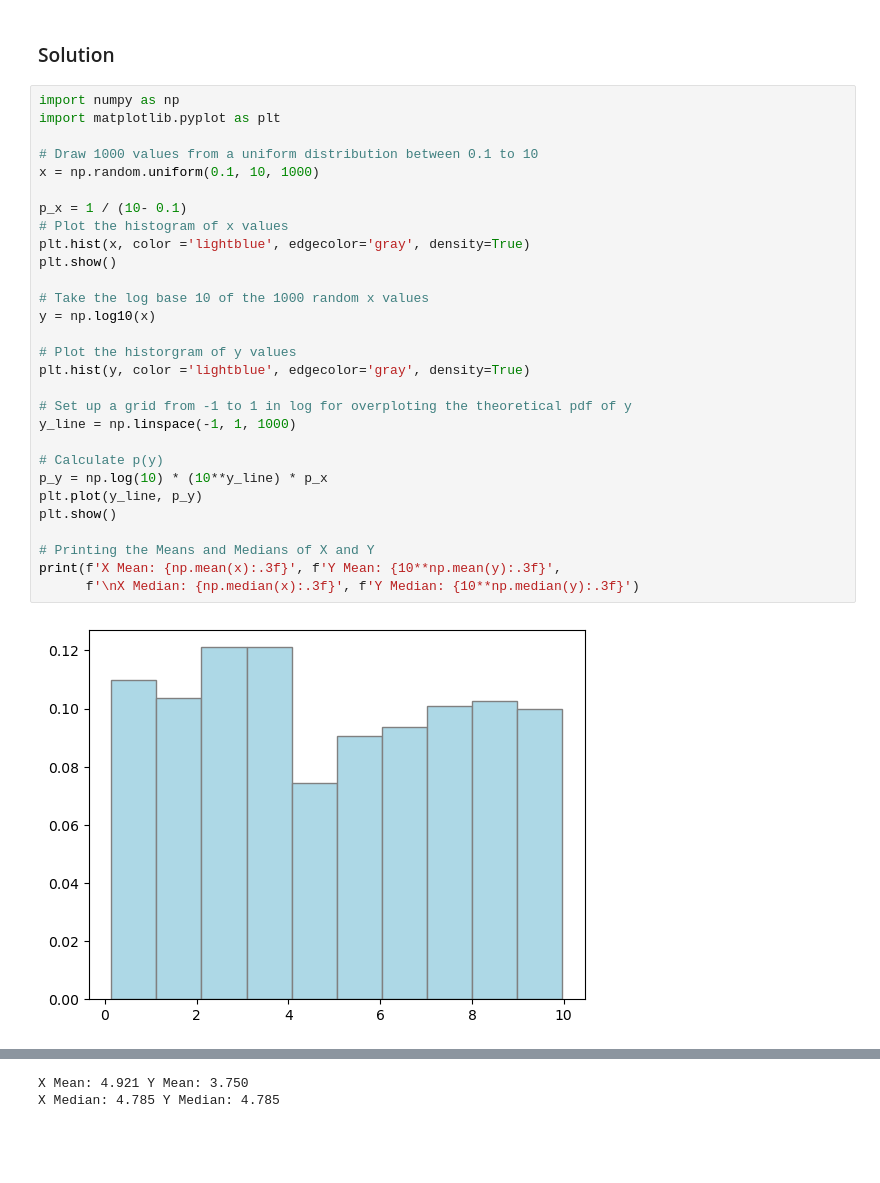
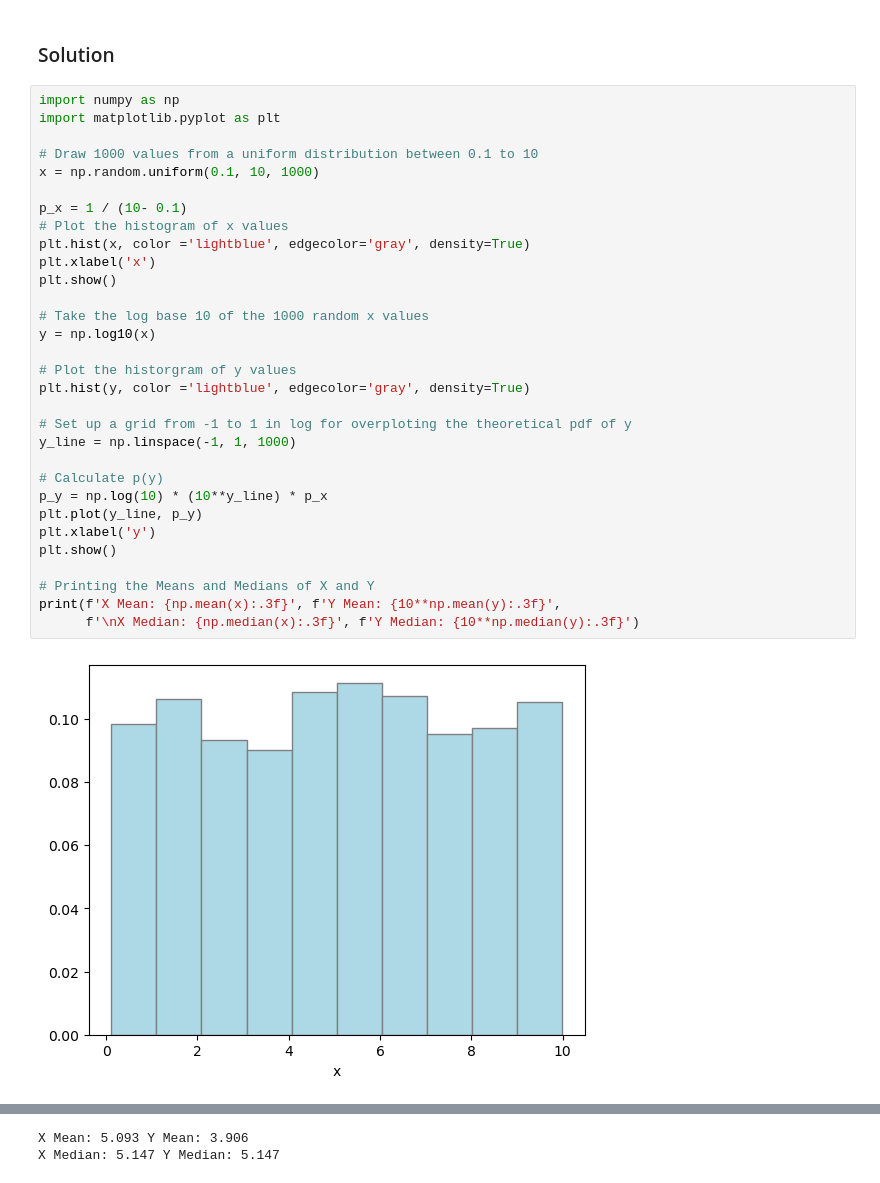
Before and after one commit to VanderbiltAstronomy/astr_8070_s25, a Jupyter notebook: coursework/student_folders/m_rizzosmith/homework/vu_astr8070_s25_hw1_mikerizzosmith.ipynb, the cells around one changed output, grey strips where cells are left out. Cells and saved outputs as stored; diff of their text form; blank space fills up the shorter version.

```diff
--- a/coursework/student_folders/m_rizzosmith/homework/vu_astr8070_s25_hw1_mikerizzosmith.ipynb
+++ b/coursework/student_folders/m_rizzosmith/homework/vu_astr8070_s25_hw1_mikerizzosmith.ipynb
@@ -93,31 +90,33 @@ Either write your solution as Markdown/Latex below, or paste in a scanned image
 # %%
 import numpy as np
 import matplotlib.pyplot as plt
 
 # Draw 1000 values from a uniform distribution between 0.1 to 10
 x = np.random.uniform(0.1, 10, 1000)
 
 p_x = 1 / (10- 0.1)
 # Plot the histogram of x values
 plt.hist(x, color ='lightblue', edgecolor='gray', density=True)
+plt.xlabel('x')
 plt.show()
 
 # Take the log base 10 of the 1000 random x values
 y = np.log10(x)
 
 # Plot the historgram of y values
 plt.hist(y, color ='lightblue', edgecolor='gray', density=True)
 
 # Set up a grid from -1 to 1 in log for overploting the theoretical pdf of y
 y_line = np.linspace(-1, 1, 1000)
 
 # Calculate p(y)
 p_y = np.log(10) * (10**y_line) * p_x
 plt.plot(y_line, p_y)
+plt.xlabel('y')
 plt.show()
 
 # Printing the Means and Medians of X and Y
 print(f'X Mean: {np.mean(x):.3f}', f'Y Mean: {10**np.mean(y):.3f}',
       f'\nX Median: {np.median(x):.3f}', f'Y Median: {10**np.median(y):.3f}')
 # %% [output]
-[figure, old version]
+[figure, new version]
@@ -125,2 +124,2 @@ print(f'X Mean: {np.mean(x):.3f}', f'Y Mean: {10**np.mean(y):.3f}',
-X Mean: 4.921 Y Mean: 3.750
-X Median: 4.785 Y Median: 4.785
+X Mean: 5.093 Y Mean: 3.906
+X Median: 5.147 Y Median: 5.147
```
Also changed, not shown: parts of 2 cells of this notebook.
